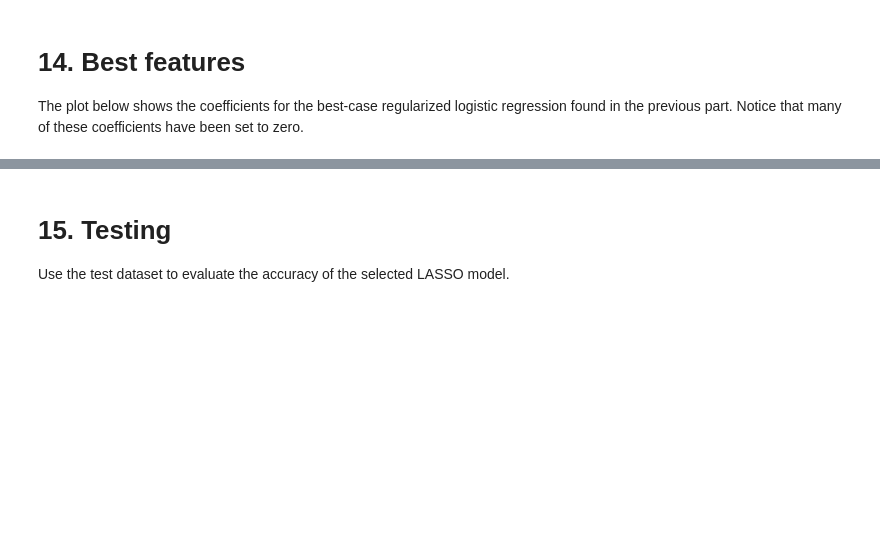
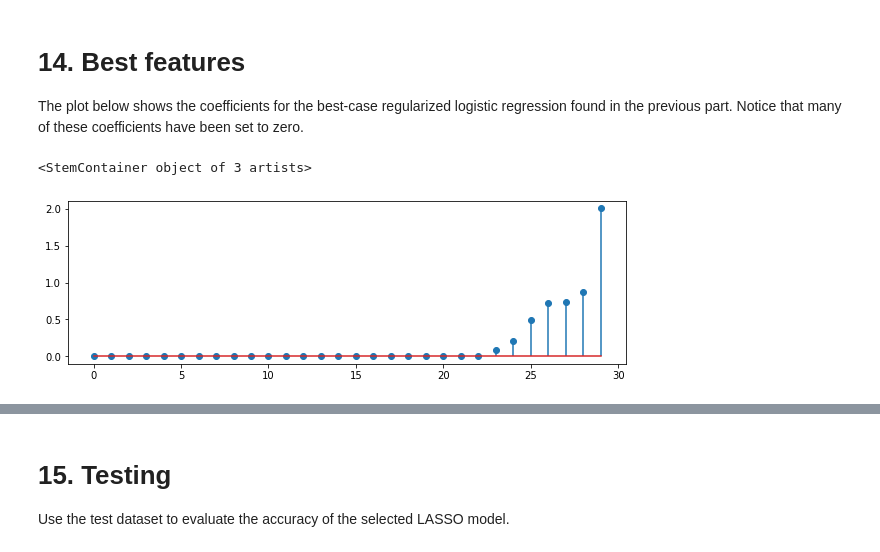
Before and after one commit to miguelml99/Statistics-and-Data-Science-23, a Jupyter notebook: lab5.ipynb, the cells around one changed output, grey strips where cells are left out. Saved outputs shown, nothing was run; the diff lists cells and outputs as text; code cells hidden in the pictures; blank space fills up the shorter version.

```diff
--- a/lab5.ipynb
+++ b/lab5.ipynb
@@ -449,8 +545,14 @@ grader.check("q13")
 
 The plot below shows the coefficients for the best-case regularized logistic regression found in the previous part. Notice that many of these coefficients have been set to zero.
 # %%
-theta_star = theta[cstar,:]
+thetastar = theta[cstar,:]
+absts = np.abs(thetastar)
+sabsts = np.argsort(absts)
+
 
 plt.figure(figsize=(10,3))
-plt.stem(np.abs(theta_star))
+plt.stem(absts[sabsts])
+# %% [output]
+<StemContainer object of 3 artists>
+[figure, added]
 # %%
```
Also changed, not shown: parts of 30 cells of this notebook.
